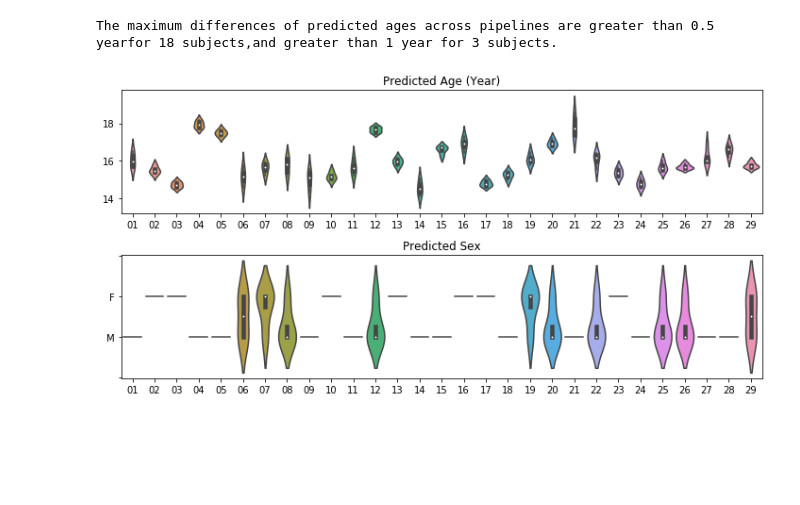
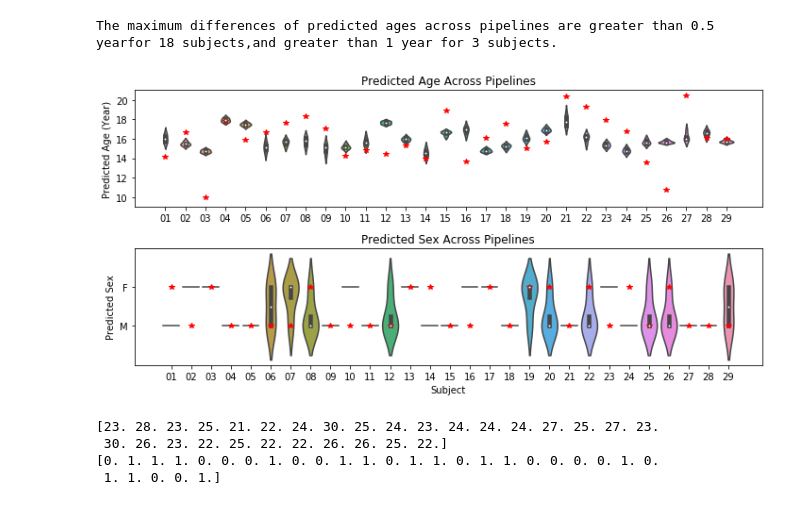
Before and after one commit to XinhuiLi/PipelineAgreement, a Jupyter notebook: figure/s4/plot_figs4.ipynb, the cells around one changed output. Saved outputs shown, nothing was run; the diff lists cells and outputs as text; code cells hidden in the pictures; blank space fills up the shorter version.

Commit message:
Update supplemental figures

```diff
--- a/figure/s4/plot_figs4.ipynb
+++ b/figure/s4/plot_figs4.ipynb
@@ -221,23 +221,30 @@ The maximum differences of predicted ages across pipelines are greater than 0.5
 # %%
 fig, axes = plt.subplots(2, 1, figsize=(10,5))
 
 rotation_angle = 0
 sub_list = []
 for i in range(29):
     sub_id = f'{i+1}'
     sub_id = sub_id.zfill(2)
     sub_list.append(f'{sub_id}')
 
 sns.violinplot(data = y_pred_age.T, ax=axes[0])
-axes[0].set_title('Predicted Age (Year)')
+axes[0].plot(range(29), age, 'r*')
+axes[0].set_title('Predicted Age Across Pipelines')
 axes[0].set_xticklabels(sub_list,rotation=rotation_angle)
+axes[0].set_ylabel('Predicted Age (Year)')
+axes[0].set_ylim([9,21])
 
 sns.violinplot(data = y_pred_sex_pca.T, ax=axes[1])
-axes[1].set_title('Predicted Sex')
+axes[1].plot(range(29), sex, 'r*')
+axes[1].set_title('Predicted Sex Across Pipelines')
 axes[1].set_xticklabels(sub_list,rotation=rotation_angle)
-axes[1].set_yticklabels(['', '', 'M', 'F', ''])
+axes[1].set_yticks([0,1])
+axes[1].set_yticklabels(['M','F'])
+axes[1].set_xlabel('Subject')
+axes[1].set_ylabel('Predicted Sex')
 
 plt.tight_layout()
-plt.savefig("/Users/xinhui.li/Documents/reproducibility/reproducibility/review/age/age_sex_pca_pred.png", dpi=300)
+# plt.savefig("/Users/xinhui.li/Documents/reproducibility/reproducibility/review/age/age_sex_pca_pred.png", dpi=300)
 # %% [output]
-[figure, old version]
+[figure, new version]
@@ -243,0 +264,12 @@ plt.savefig("/Users/xinhui.li/Documents/reproducibility/reproducibility/review/a
+# %%
+age=np.array(df_hnu_sorted_dropped['AGE_AT_SCAN_1'].astype(float))
+sex=np.array(df_hnu_sorted_dropped['SEX'].astype(float))
+sex = np.abs( sex - 2 )
+
+print(age)
+print(sex)
+# %% [output]
+[23. 28. 23. 25. 21. 22. 24. 30. 25. 24. 23. 24. 24. 24. 27. 25. 27. 23.
+ 30. 26. 23. 22. 25. 22. 22. 26. 26. 25. 22.]
+[0. 1. 1. 1. 0. 0. 0. 1. 0. 0. 1. 1. 0. 1. 1. 0. 1. 1. 0. 0. 0. 0. 1. 0.
+ 1. 1. 0. 0. 1.]
```
Also changed, not shown: parts of 9 cells of this notebook, 13 other files.
